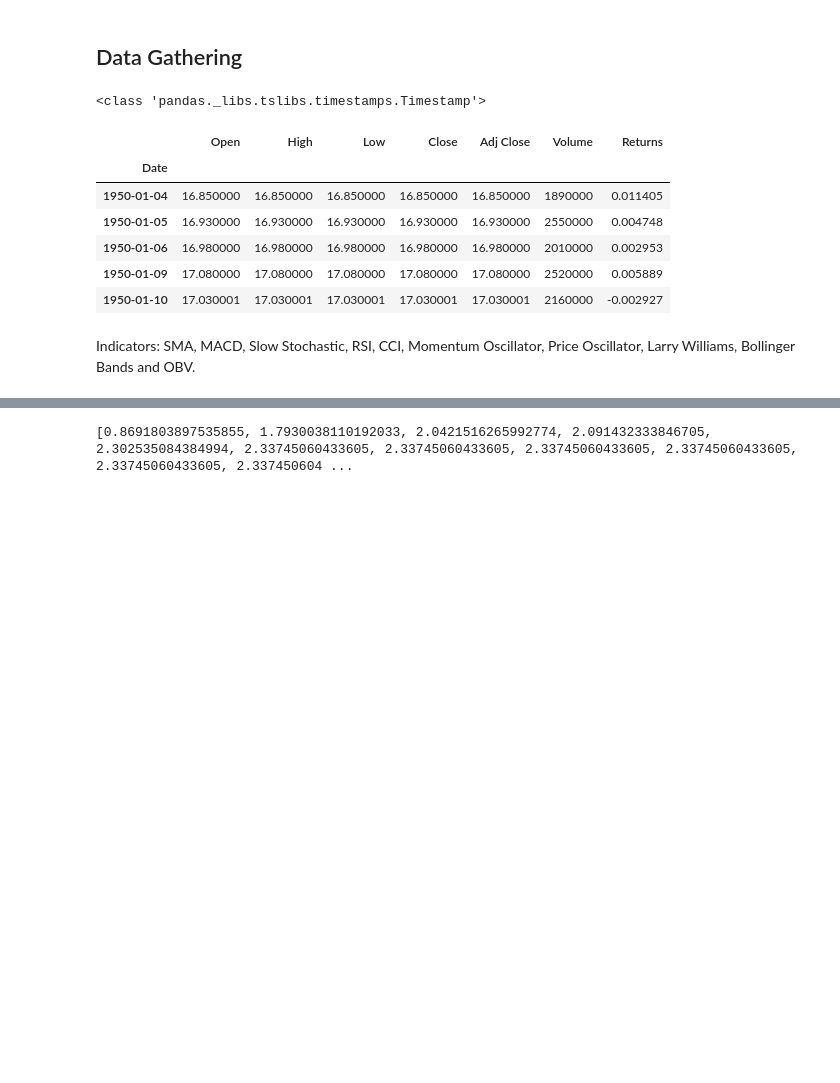
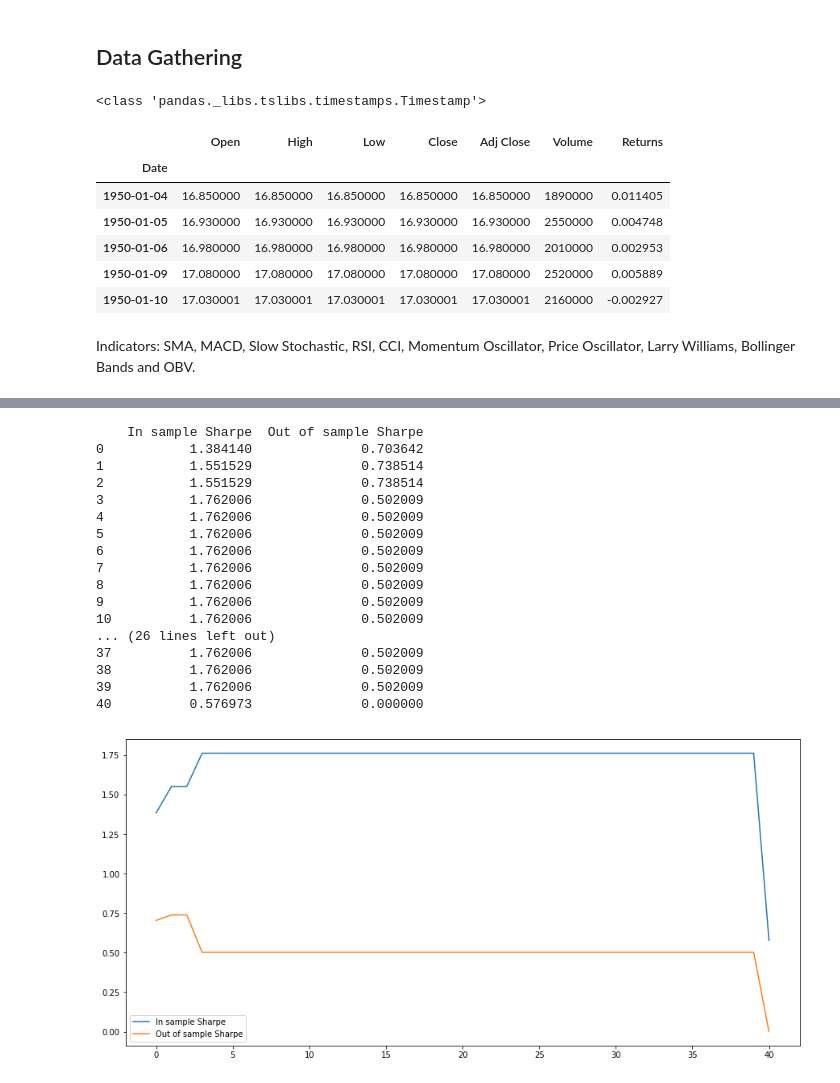
Before and after one commit to rawillis98/macroml, a Jupyter notebook: main.ipynb, the cells around one changed output, grey strips where cells are left out. Cells and saved outputs as stored; diff of their text form; code cells hidden in the pictures; blank space fills up the shorter version.

```diff
--- a/main.ipynb
+++ b/main.ipynb
@@ -374,14 +395,10 @@ def mate(a, b):
         raise("Unequal genotype lengths")
     crossover = np.random.randint(len(a_genotype)-2) + 1
     offspring_genotype = a_genotype[:crossover] + b_genotype[crossover:]
-    #Mutations
-    for i in range(len(offspring_genotype)):
-        length = len(offspring_genotype)
-        probability = np.random.randint(length)
-        if(probability == 0):
-            offspring_genotype[i] = np.random.randint(100)
+
     offspring = Strategy()
     offspring.createFromGenotype(offspring_genotype)
+    offspring = mutate(offspring)
     return offspring
 # %%
 import numpy as np
@@ -391,7 +408,7 @@ np.random.RandomState(seed = 69)
 class Population:
     PROPORTION_TO_KILL = 0.5
     STARTING_POPULATION = 20
-    CARRYING_CAPACITY = STARTING_POPULATION
+    CARRYING_CAPACITY = 2*STARTING_POPULATION
     CHILDREN_PER_MATE = 2
 
     def __init__(self):
@@ -408,10 +425,24 @@ class Population:
             fitness[member] = member.fitness
         return np.mean(list(fitness.values()))
 
-    def kill(self):
+    def kill(self, start_date, end_date):
         self.members.sort(key = lambda x: x.fitness, reverse = True)
         cutoff = math.floor(len(self.members)*Population.PROPORTION_TO_KILL)
         self.members = self.members[:cutoff]
+
+        #Check for duplicates, and mutate them if found
+        i = 0
+        while(i < len(self.members)):
+            j = i+1
+            while(j < len(self.members)):
+                if self.members[i].getGenotype() == self.members[j].getGenotype() and i != j:
+                    self.members[i] = mutate(self.members[i])
+                    self.members[i].evaluate(start_date, end_date)
+                    while(not self.members[i].evaluateFitness()): #make sure that we get a strategy that trades
+                        self.members[i] = mutate(self.members[i])
+                        self.members[i].evaluate(start_date, end_date)
+                j = j + 1
+            i = i + 1
         return
 
     def chooseParents(self):
@@ -435,18 +466,19 @@ class Population:
                 break
         return parent_a, parent_b
 
-    def mate(self):
-        while(len(self.members) < Population.CARRYING_CAPACITY):
+    def mate(self, train_start, train_end):
+        while(len(self.members) < 2+len(self.members)/Population.PROPORTION_TO_KILL and len(self.members) < Population.CARRYING_CAPACITY):
             for i in range(Population.CHILDREN_PER_MATE):
                 parent_a, parent_b = self.chooseParents()
                 offspring = mate(parent_a, parent_b)
+                offspring.evaluate(train_start, train_end)
                 if offspring.evaluateFitness():
                     self.members.append(offspring)
         return
 
-    def killAndMate(self):
-        self.kill()
-        self.mate()
+    def killAndMate(self, train_start, train_end):
+        self.kill(train_start, train_end)
+        self.mate(train_start, train_end)
         return
 # %%
 import pandas as pd
@@ -489,5 +566,21 @@ Fitness: 0.7979133133883141
-# %%
-algo.population.members.sort(key=lambda x: x.fitness)
-print([x.fitness for x in algo.population.members])
-# %% [output]
-[0.8691803897535855, 1.7930038110192033, 2.0421516265992774, 2.091432333846705, 2.302535084384994, 2.33745060433605, 2.33745060433605, 2.33745060433605, 2.33745060433605, 2.33745060433605, 2.337450604 ...
+# %%
+algo.test()
+# %% [output]
+    In sample Sharpe  Out of sample Sharpe
+0           1.384140              0.703642
+1           1.551529              0.738514
+2           1.551529              0.738514
+3           1.762006              0.502009
+4           1.762006              0.502009
+5           1.762006              0.502009
+6           1.762006              0.502009
+7           1.762006              0.502009
+8           1.762006              0.502009
+9           1.762006              0.502009
+10          1.762006              0.502009
+... (26 lines left out)
+37          1.762006              0.502009
+38          1.762006              0.502009
+39          1.762006              0.502009
+40          0.576973              0.000000
+[figure, added]
```
Also changed, not shown: parts of 12 cells of this notebook.
